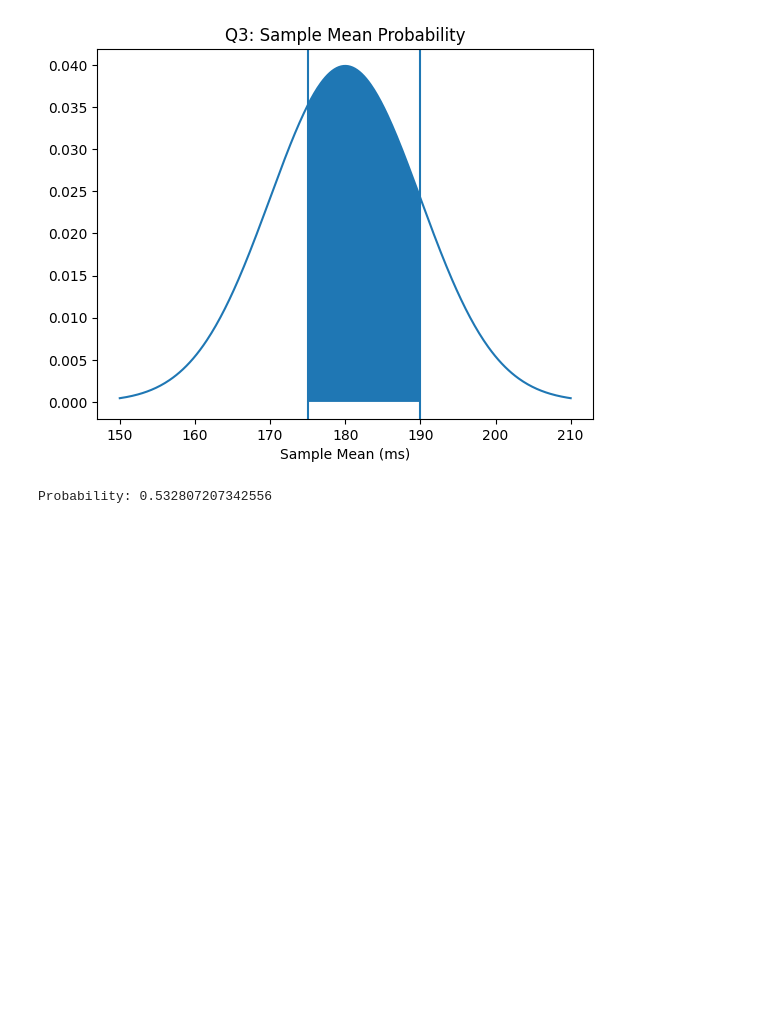
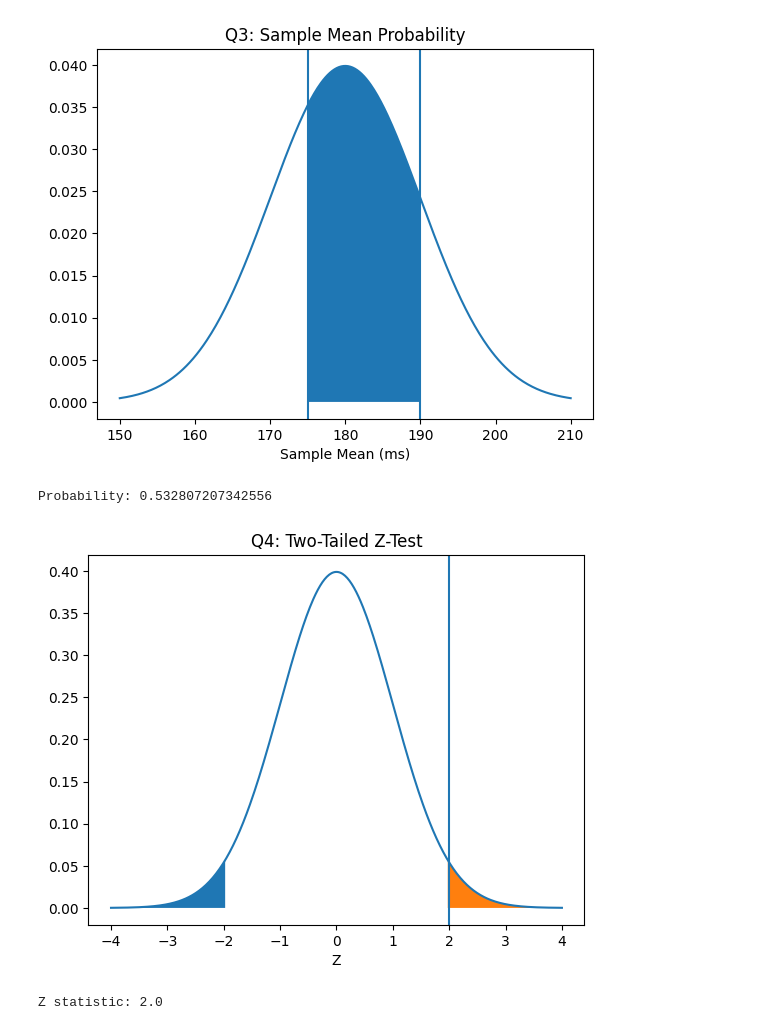
Before and after one commit to Storm00212/Data-manipulation-using-python, a Jupyter notebook: CAT_2_STATISTICS_QUESTIONS.ipynb, the cells around one changed output. Drawn from its saved outputs; the diff is of its cells as text; code cells hidden in the pictures; blank space fills up the shorter version.

```diff
--- a/CAT_2_STATISTICS_QUESTIONS.ipynb
+++ b/CAT_2_STATISTICS_QUESTIONS.ipynb
@@ -72,3 +72,27 @@ print("Probability:", norm.cdf(190, mu, se) - norm.cdf(175, mu, se))
 # %% [output]
 [figure]
 Probability: 0.532807207342556
+# %%
+# Q4
+mu0 = 200
+xbar = 206
+sigma = 24
+n = 64
+
+z_stat = (xbar - mu0) / (sigma / np.sqrt(n))
+
+x = np.linspace(-4, 4, 400)
+y = norm.pdf(x)
+
+plt.plot(x, y)
+plt.fill_between(x, y, where=(x <= -1.96))
+plt.fill_between(x, y, where=(x >= 1.96))
+plt.axvline(z_stat)
+plt.title("Q4: Two-Tailed Z-Test")
+plt.xlabel("Z")
+plt.show()
+
+print("Z statistic:", z_stat)
+# %% [output]
+[figure, added]
+Z statistic: 2.0
```
Also changed, not shown: parts of 1 cell of this notebook.
